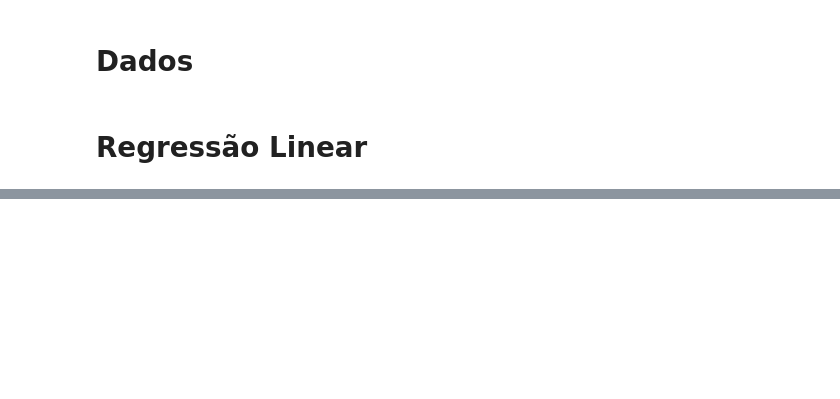
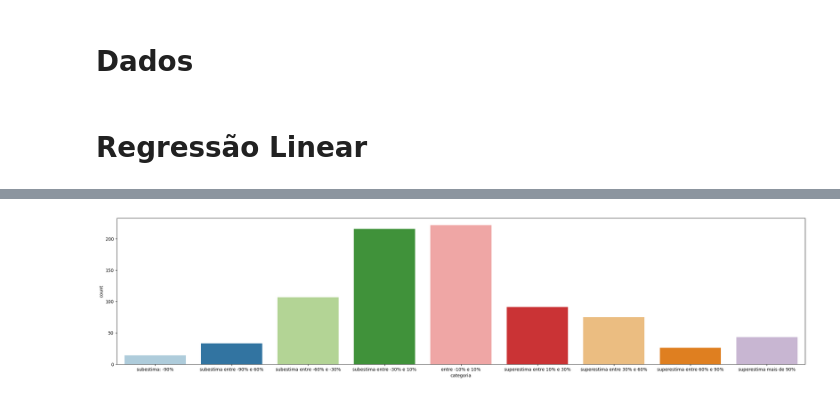
Before and after one commit to LeiteJu/TCC, a Jupyter notebook: notebooks/modelinhos.ipynb, the cells around one changed output, grey strips where cells are left out. Saved outputs shown, nothing was run; the diff lists cells and outputs as text; code cells hidden in the pictures; blank space fills up the shorter version.

```diff
--- a/notebooks/modelinhos.ipynb
+++ b/notebooks/modelinhos.ipynb
@@ -107,0 +211,4 @@ df = pd.read_csv
+# %%
+x,y = load_data()
+DROP=['pib_pc', 'incc','igp', 'selic', 'idh_e', 'idh_l', 'estoque']
+x=x.drop(DROP, axis=1)
@@ -107,0 +241,4 @@ df = pd.read_csv
+# %%
+show_delta(np.array(y_test), y_pred.flatten())
+# %% [output]
+[figure, added]
```
Also changed, not shown: parts of 58 cells of this notebook, 2 other files.
